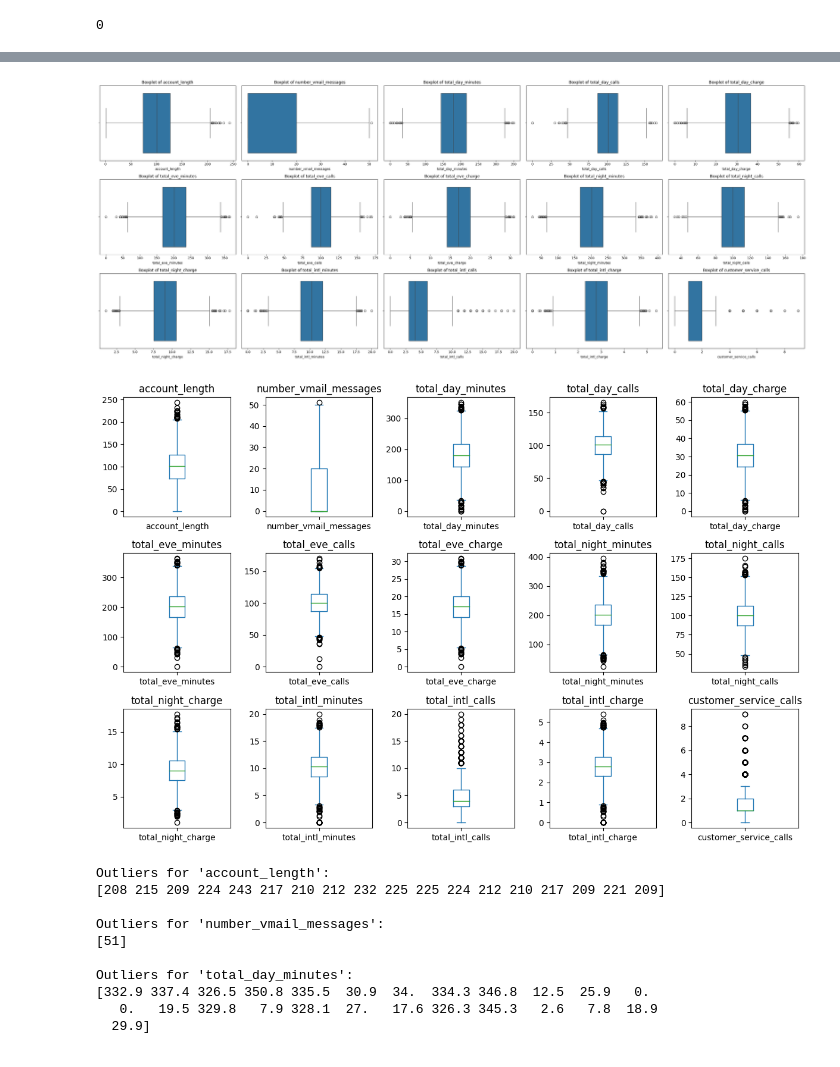
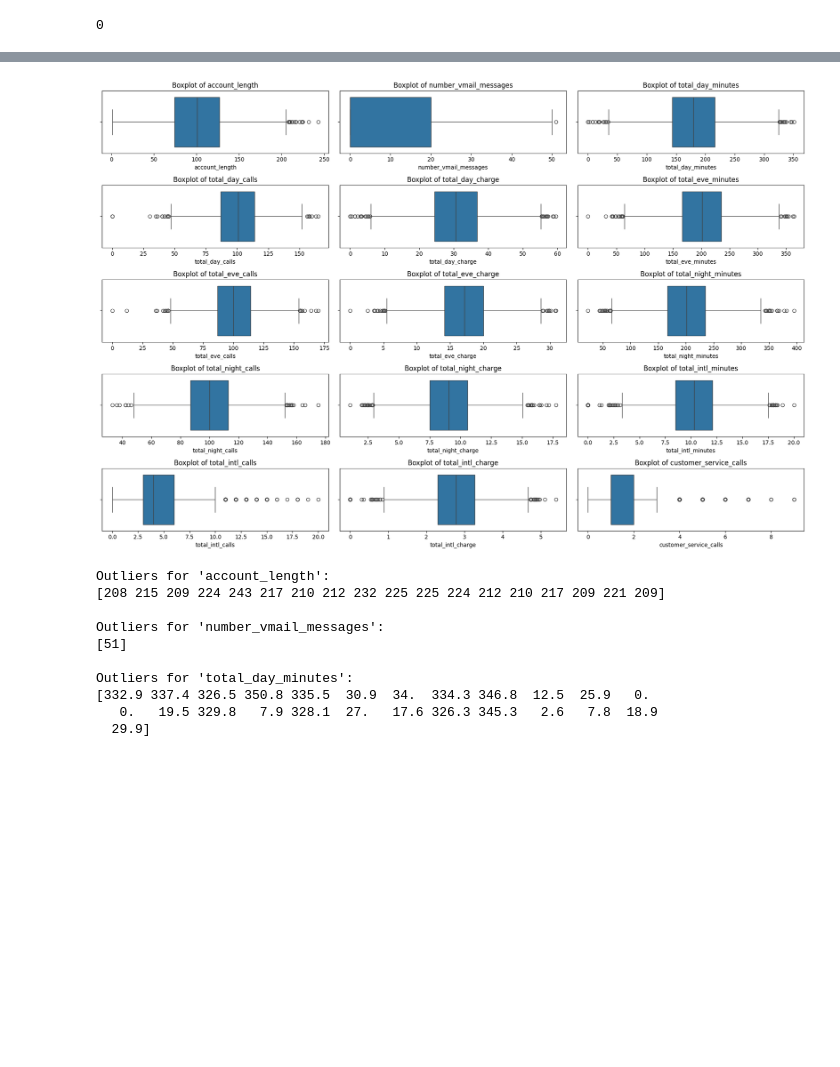
Before and after one commit to JoanwaMaina/Classification-Model, a Jupyter notebook: Customer_Churn_Predictor_Model.ipynb, the cells around one changed output, grey strips where cells are left out. Cells and saved outputs as stored; diff of their text form; code cells hidden in the pictures; blank space fills up the shorter version.

```diff
--- a/Customer_Churn_Predictor_Model.ipynb
+++ b/Customer_Churn_Predictor_Model.ipynb
@@ -239,6 +239,10 @@ Data columns (total 21 columns):
  20  churn                   3333 non-null   bool
 dtypes: bool(1), float64(8), int64(7), object(5)
 memory usage: 524.2+ KB
+# %%
+#Dropping the 'state' column
+# We can use the area code to locate the customers so we drop this column
+df = df.drop('state', axis=1)
 # %%
 # checking for duplicates
 df.duplicated().sum()
@@ -252,0 +256,3 @@ Use the
+# %%
+# dropping the phone  number column
+df = df.drop('phone_number', axis=1)
@@ -252,0 +293,18 @@ Use the
+# %%
+# visualizing the distribution of categorical values
+categorical_columns = ['international_plan', 'voice_mail_plan', 'churn']
+num_columns = len(categorical_columns)
+
+# Create subplots
+fig, axes = plt.subplots(1, num_columns, figsize=(6 * num_columns, 4))
+
+for i, col in enumerate(categorical_columns):
+    # Plot count plot
+    sns.countplot(data=df, x=col, ax=axes[i])
+
+    axes[i].set_title(f'Count Plot of {col}')
+    axes[i].set_xlabel(col)
+    axes[i].set_ylabel('Count')
+
+plt.tight_layout()
+plt.show()
@@ -253,58 +364,26 @@ Use the
 # %%
-# Checking for outliers in the numerical columns
+# Distribution of data in the numerical columns
 numerical_df = df.select_dtypes(include=['int', 'float'])
 
 # Calculate the number of columns and rows needed for subplots
 num_columns = len(numerical_df.columns)
-num_rows = (num_columns + 2) // 3  # Round up division to ensure enough space for all columns
+num_rows = (num_columns + 2) // 5  # Round up division to ensure enough space for all columns
 
-# Create subplots with three rows and multiple columns
-fig, axes = plt.subplots(3, num_rows, figsize=(6*num_rows, 12))
+# Create subplots with five rows and multiple columns
+fig, axes = plt.subplots(5, num_rows, figsize=(6*num_rows, 12))
 axes = axes.flatten()  # Flatten axes to simplify indexing
 
 # Plotting boxplots for each numerical column with outliers horizontally
 for i, column in enumerate(numerical_df.columns):
     ax = axes[i]
     sns.boxplot(x=numerical_df[column], ax=ax, orient='h')  # horizontal boxplot
     ax.set_title(f'Boxplot of {column}')
 
-# Hide empty subplots
-for i in range(num_columns, len(axes)):
-    axes[i].axis('off')
-
+plt.subplots_adjust(hspace=0.5, wspace=0.5)
 plt.tight_layout()
 plt.show()
-
-# plt.tight_layout()  # Add tight layout
-plt.show()
 # %% [output]
-[figure, old version]
+[figure, new version]
-# %%
-# Checking for outliers in the numerical columns
-numerical_df = df.select_dtypes(include=['int', 'float'])
-
-# Calculate the number of columns and rows needed for subplots
-num_columns = len(numerical_df.columns)
-num_rows = (num_columns) // 3  # Round up division to ensure enough space for all columns
-
-# Create subplots with two rows and multiple columns
-fig, axes = plt.subplots(3, num_rows, figsize=(12, 8))
-axes = axes.flatten()  # Flatten axes to simplify indexing
-
-# Plotting each numerical column
-for i, col in enumerate(numerical_df.columns):
-    ax = axes[i]
-    numerical_df[col].plot(kind='box', ax=ax)
-    ax.set_title(col)
-
-# Hide empty subplots
-for i in range(num_columns, len(axes)):
-    axes[i].axis('off')
-
-plt.tight_layout()
-plt.show()
-# %% [output]
-[figure, removed]
 # %%
 #checing for outliers using the IQR method
 
```
Also changed, not shown: parts of 84 cells of this notebook.
